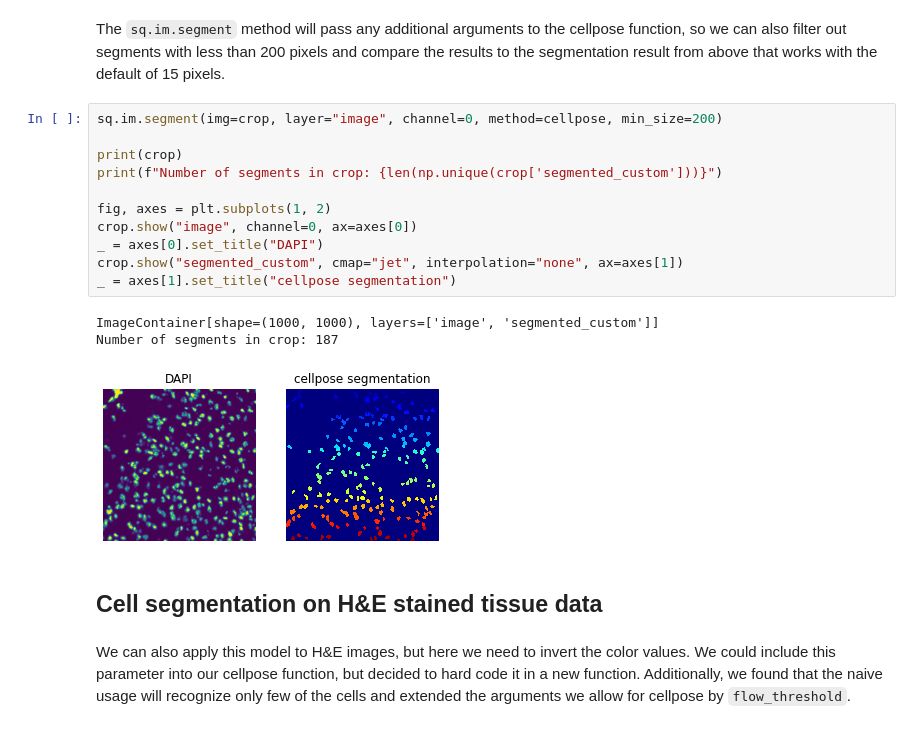
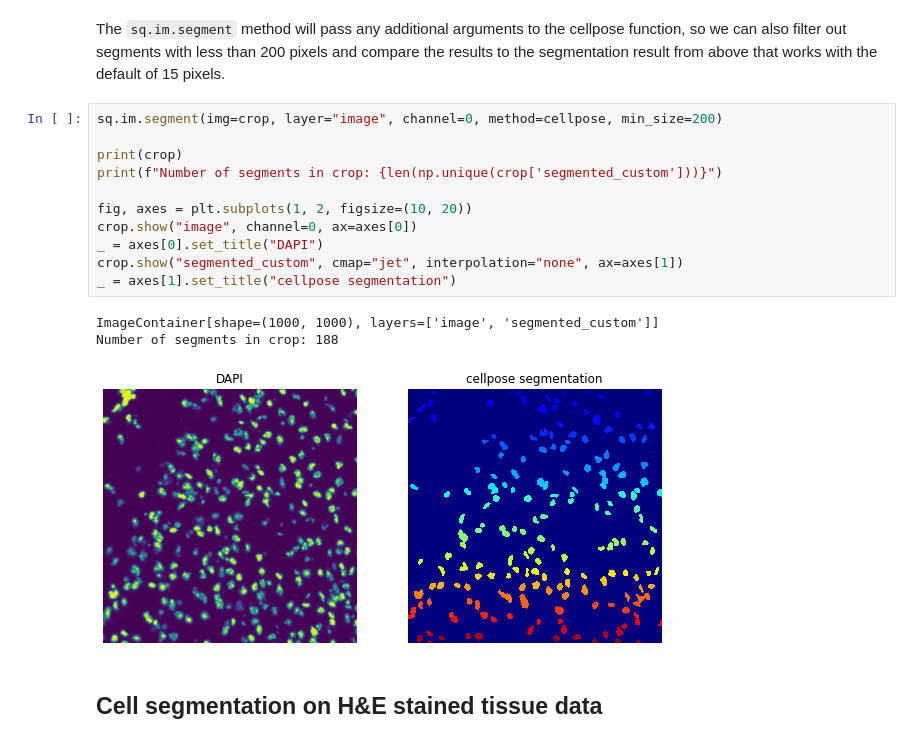
Before and after one commit to scverse/squidpy_notebooks, a Jupyter notebook: docs/source/external_tutorials/tutorial_cellpose_segmentation.ipynb, the cells around one changed output. Saved outputs shown, nothing was run; the diff lists cells and outputs as text.

```diff
--- a/docs/source/external_tutorials/tutorial_cellpose_segmentation.ipynb
+++ b/docs/source/external_tutorials/tutorial_cellpose_segmentation.ipynb
@@ -73,22 +67,17 @@ segmentation result from above that works with the default of 15 pixels.
 # %%
 sq.im.segment(img=crop, layer="image", channel=0, method=cellpose, min_size=200)
 
 print(crop)
 print(f"Number of segments in crop: {len(np.unique(crop['segmented_custom']))}")
 
-fig, axes = plt.subplots(1, 2)
+fig, axes = plt.subplots(1, 2, figsize=(10, 20))
 crop.show("image", channel=0, ax=axes[0])
 _ = axes[0].set_title("DAPI")
 crop.show("segmented_custom", cmap="jet", interpolation="none", ax=axes[1])
 _ = axes[1].set_title("cellpose segmentation")
 # %% [output]
 ImageContainer[shape=(1000, 1000), layers=['image', 'segmented_custom']]
-Number of segments in crop: 187
+Number of segments in crop: 188
-[figure, old version]
+[figure, new version]
 # %% [markdown]
 ## Cell segmentation on H&E stained tissue data
-# %% [markdown]
-We can also apply this model to H&E images, but here we need to invert the color values.
-We could include this parameter into our cellpose function, but decided to hard code it in a new function.
-Additionally, we found that the naive usage will recognize only few of the cells and extended the arguments we
-allow for cellpose by `flow_threshold`.
```
Also changed, not shown: parts of 19 cells of this notebook.
